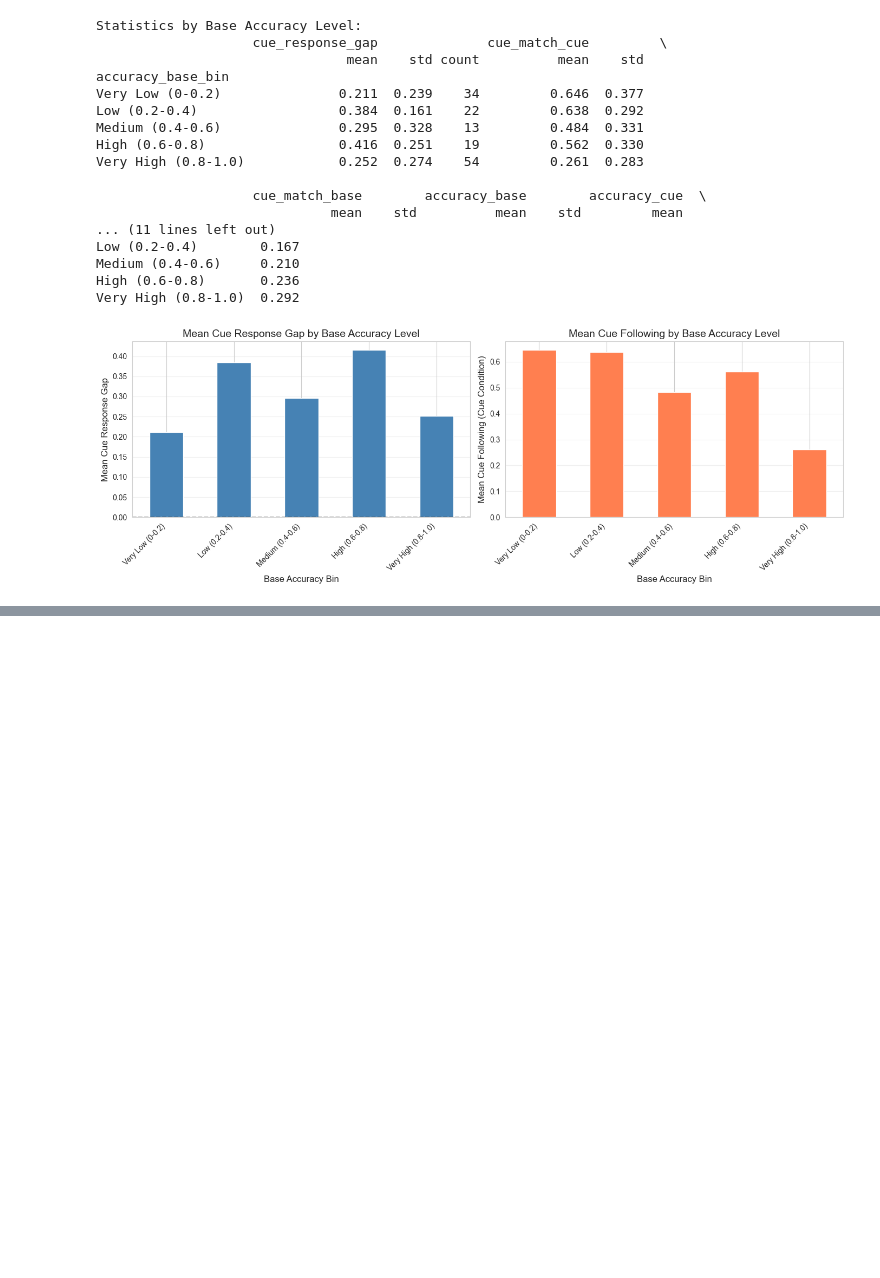
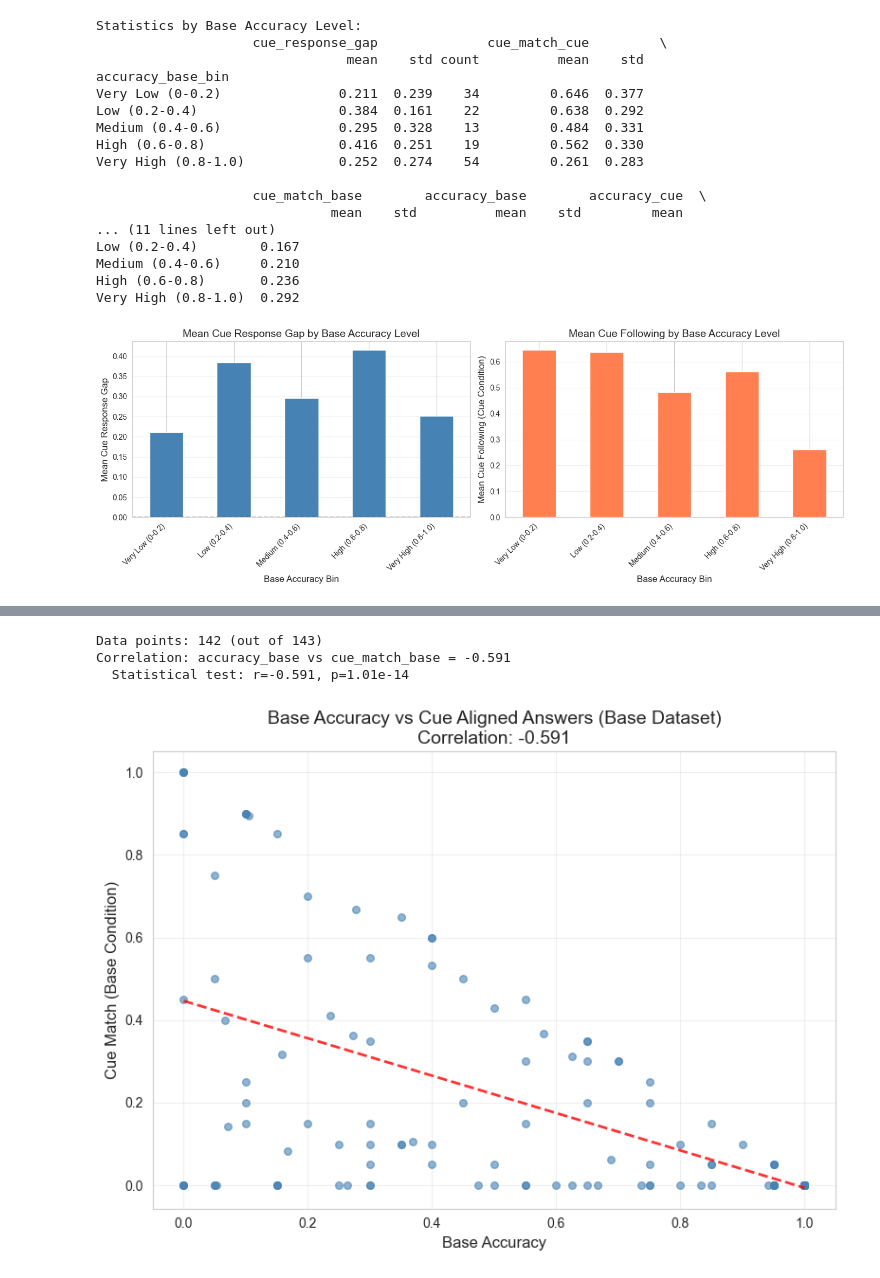
Before and after one commit to yulia-volkova/thought-anchors-faithfulness, a Jupyter notebook: analysis/accuracy_cue_correlation.ipynb, the cells around one changed output, grey strips where cells are left out. Saved outputs shown, nothing was run; the diff lists cells and outputs as text; code cells hidden in the pictures; blank space fills up the shorter version.

Commit message:
added accuracy on no-reasoning vs cue-following plots

```diff
--- a/analysis/accuracy_cue_correlation.ipynb
+++ b/analysis/accuracy_cue_correlation.ipynb
@@ -236,0 +269,18 @@ plt.show()
+# %%
+
+def plot_correlation_scatter(ax, x_data, y_data, x_label, y_label, title, correlation, color):
+    ax.scatter(x_data, y_data, alpha=0.6, s=30, color=color)
+    ax.set_xlabel(x_label, fontsize=12)
+    ax.set_ylabel(y_label, fontsize=12)
+    ax.set_title(f"{title}\nCorrelation: {correlation:.3f}", fontsize=14)
+    ax.grid(True, alpha=0.3)
+
+    # Add trend line
+    try:
+        if len(x_data) > 1 and x_data.var() > 1e-10:
+            z = np.polyfit(x_data, y_data, 1)
+            p = np.poly1d(z)
+            x_sorted = np.sort(x_data)
+            ax.plot(x_sorted, p(x_sorted), "r--", alpha=0.8, linewidth=2)
+    except (np.linalg.LinAlgError, ValueError) as e:
+        print(f"Warning: Could not fit trend line: {e}")
@@ -236,0 +296,31 @@ plt.show()
+# %%
+# Base accuracy vs Cue aligned answers on base dataset
+result_base_cue_match = compute_correlation_with_stats(df_merged, "accuracy_base", "cue_match_base")
+
+print_correlation_results(
+    result_base_cue_match,
+    "accuracy_base",
+    "cue_match_base",
+    total_n=len(df_merged)
+)
+
+# Visualize
+fig, ax = plt.subplots(figsize=(8, 6))
+plot_correlation_scatter(
+    ax,
+    result_base_cue_match['df_valid']["accuracy_base"],
+    result_base_cue_match['df_valid']["cue_match_base"],
+    "Base Accuracy",
+    "Cue Match (Base Condition)",
+    "Base Accuracy vs Cue Aligned Answers (Base Dataset)",
+    result_base_cue_match['correlation'],
+    "steelblue"
+)
+
+plt.tight_layout()
+plt.show()
+# %% [output]
+Data points: 142 (out of 143)
+Correlation: accuracy_base vs cue_match_base = -0.591
+  Statistical test: r=-0.591, p=1.01e-14
+[figure, added]
```
Also changed, not shown: parts of 16 cells of this notebook.
